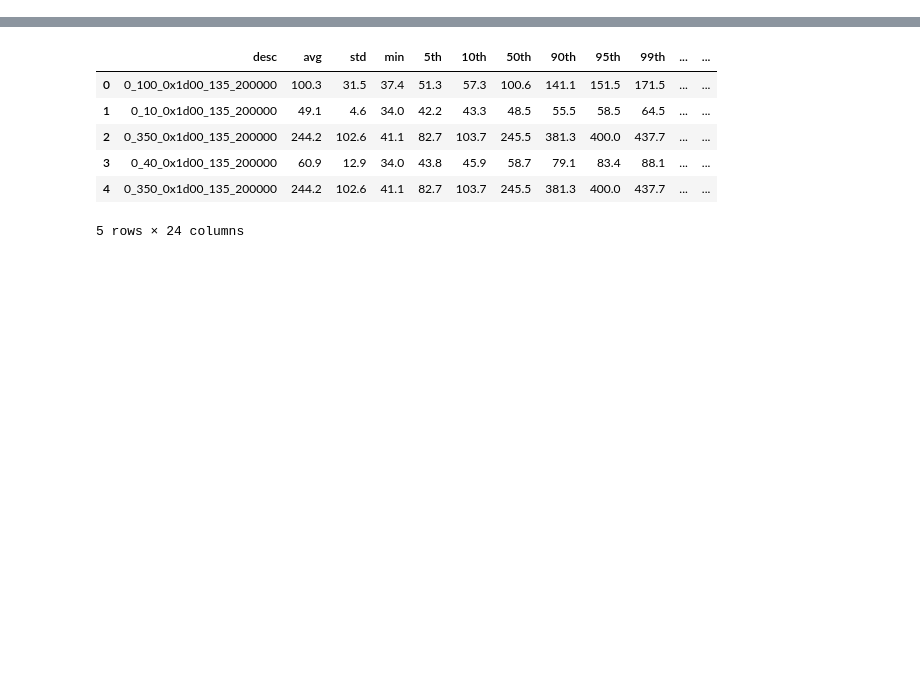
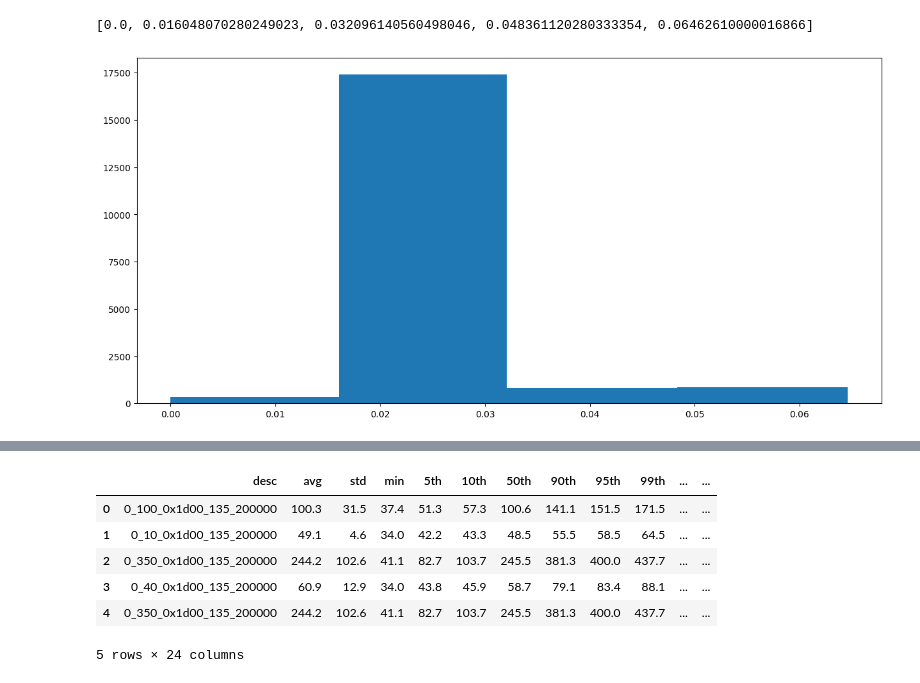
Before and after one commit to awadyn/network_exec_energy_study, a Jupyter notebook: full_logs/Analysis of correlation eigenvalues.ipynb, the cells around one changed output, grey strips where cells are left out. Cells and saved outputs as stored; diff of their text form; code cells hidden in the pictures; blank space fills up the shorter version.

Commit message:
Adding 2 primer histograms.

```diff
--- a/full_logs/Analysis of correlation eigenvalues.ipynb
+++ b/full_logs/Analysis of correlation eigenvalues.ipynb
@@ -26,0 +23,5 @@ from sklearn.preprocessing import StandardScaler
+# %%
+fname = 'linux_mcd_dmesg_0_0xd00_135_400k/linux.mcd.dmesg.0_0_50_0xd00_135_400000'
+qps = '400k'
+dvfs = '0xd00'
+desc, ret, all_eigenvals, df_no_diffs, df_diffs = eigen_analysis.parse_log_file(fname, qps, dvfs, 'energy')
@@ -26,0 +59,3 @@ from sklearn.preprocessing import StandardScaler
+# %%
+joules_diff = list(df_diffs['joules_diff'])
+timestamp_diff = list(df_diffs['timestamp_diff'])
@@ -26,0 +82,15 @@ from sklearn.preprocessing import StandardScaler
+# %%
+def plot_histogram(diffs_list):
+    min_diff = min(diffs_list)
+    max_diff = max(diffs_list)
+    avg_diff = np.average(diffs_list)
+    bins = [min_diff, min_diff + (avg_diff-min_diff)/2, avg_diff, avg_diff + (max_diff - avg_diff)/2, max_diff]
+    print(bins)
+    fig, ax = plt.subplots(figsize =(15, 7))
+    ax.hist(diffs_list, bins)
+    plt.show()
+# %%
+plot_histogram(joules_diff)
+# %% [output]
+[0.0, 0.016048070280249023, 0.032096140560498046, 0.048361120280333354, 0.06462610000016866]
+[figure, added]
```
Also changed, not shown: parts of 8 cells of this notebook, 1 other file.
